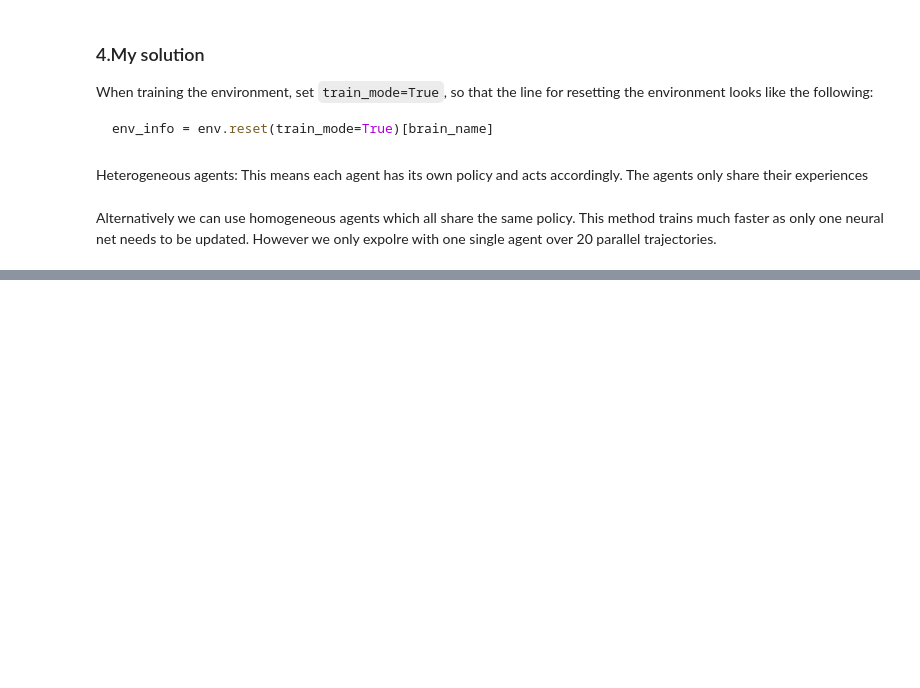
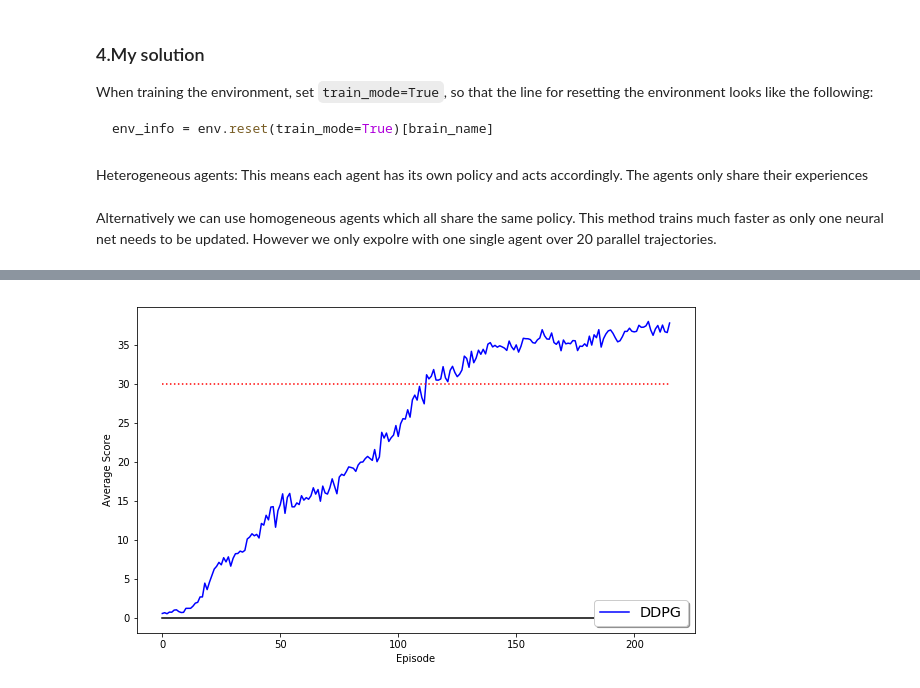
Before and after one commit to MLerik/Deep-Reinforcement-Learning, a Jupyter notebook: Continuous_Control/Continuous_Control.ipynb, the cells around one changed output, grey strips where cells are left out. Saved outputs shown, nothing was run; the diff lists cells and outputs as text; code cells hidden in the pictures; blank space fills up the shorter version.

Commit message:
added result plot final training version

```diff
--- a/Continuous_Control/Continuous_Control.ipynb
+++ b/Continuous_Control/Continuous_Control.ipynb
@@ -186,13 +197,14 @@ Environment solved in 179 episodes!     Average Score: 30.42
 # %%
 fig, ax = plt.subplots(figsize=(10, 6))
 ax.plot(scores,color ='b',  label='DDPG')
-ax.plot([sol_DQN, sol_DQN], [0, 30], color='b', linestyle='-', linewidth=2)
-ax.plot(np.zeros(len(score)),'black')
-ax.plot(30*np.ones(len(score)),'r:')
+ax.plot(np.zeros(len(scores)),'black')
+ax.plot(30*np.ones(len(scores)),'r:')
 legend = ax.legend(loc='lower right', shadow=True, fontsize='x-large')
 plt.xlabel("Episode")
 plt.ylabel("Average Score")
 fig.savefig("./Images/Training.png")
+# %% [output]
+[figure, added]
 # %%
 env_info = env.reset(train_mode=False)[brain_name]      # reset the environment
 states = env_info.vector_observations                  # get the current state (for each agent)
```
Also changed, not shown: parts of 2 cells of this notebook, 3 other files.
